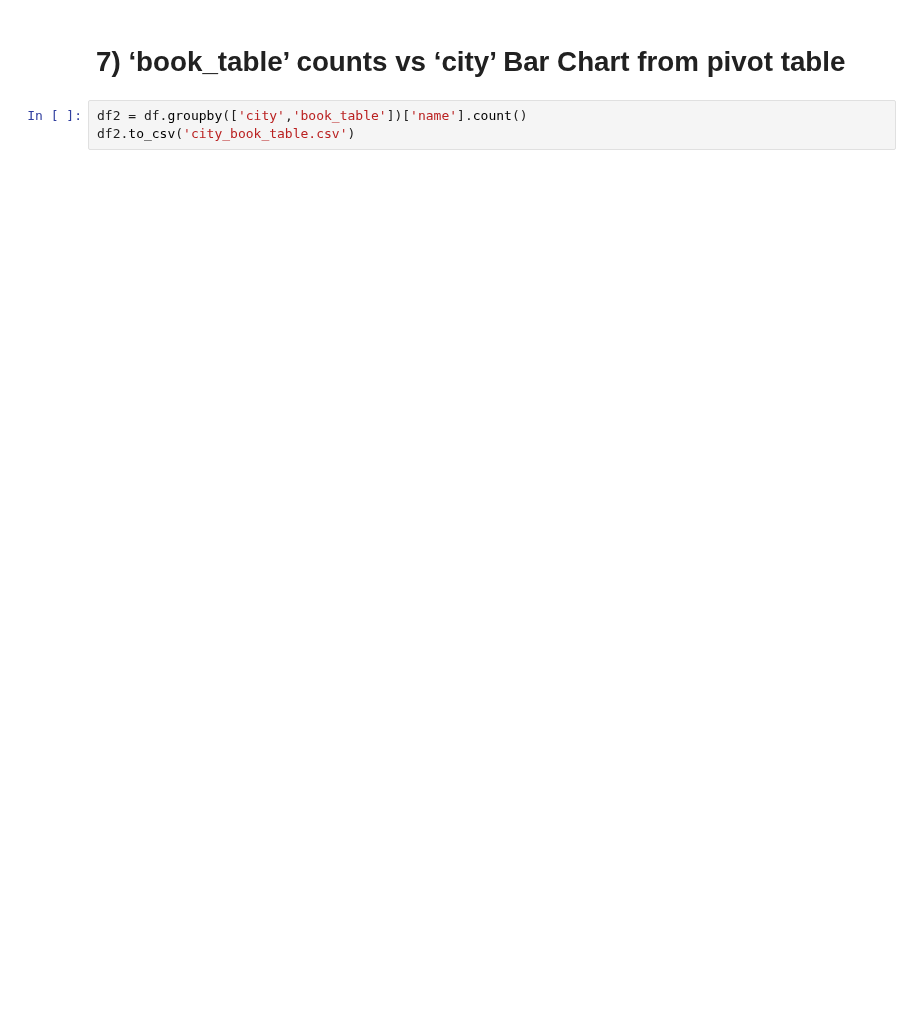
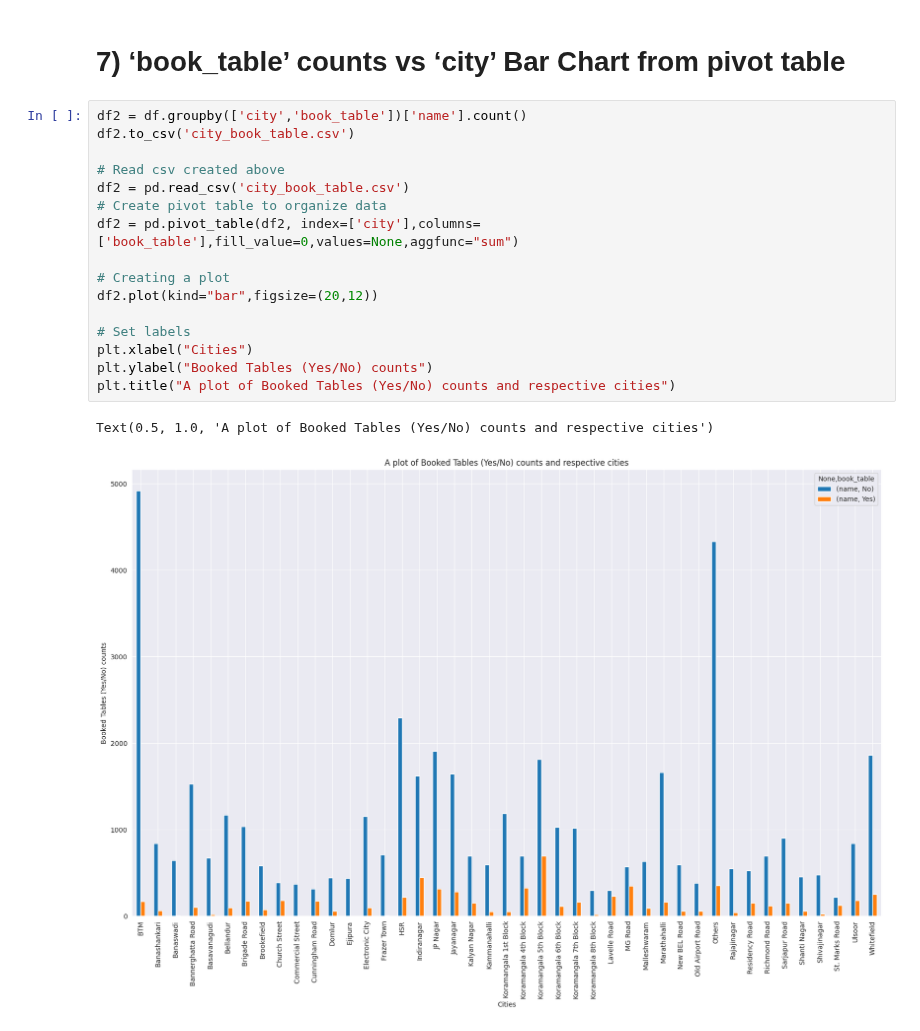
Before and after one commit to mutumagitonga/Zomato-Bangalore-Restaurants-Data-Analysis-Practice, a Jupyter notebook: zomato-data-analysis-and-visualization.ipynb, the cells around one changed output. Saved outputs shown, nothing was run; the diff lists cells and outputs as text; blank space fills up the shorter version.

```diff
--- a/zomato-data-analysis-and-visualization.ipynb
+++ b/zomato-data-analysis-and-visualization.ipynb
@@ -946,3 +951,19 @@ df1.plot(kind="bar",figsize=(20,12))
 # %%
 df2 = df.groupby(['city','book_table'])['name'].count()
 df2.to_csv('city_book_table.csv')
+
+# Read csv created above
+df2 = pd.read_csv('city_book_table.csv')
+# Create pivot table to organize data
+df2 = pd.pivot_table(df2, index=['city'],columns=['book_table'],fill_value=0,values=None,aggfunc="sum")
+
+# Creating a plot
+df2.plot(kind="bar",figsize=(20,12))
+
+# Set labels
+plt.xlabel("Cities")
+plt.ylabel("Booked Tables (Yes/No) counts")
+plt.title("A plot of Booked Tables (Yes/No) counts and respective cities")
+# %% [output]
+Text(0.5, 1.0, 'A plot of Booked Tables (Yes/No) counts and respective cities')
+[figure, added]
```
Also changed, not shown: parts of 1 cell of this notebook.
